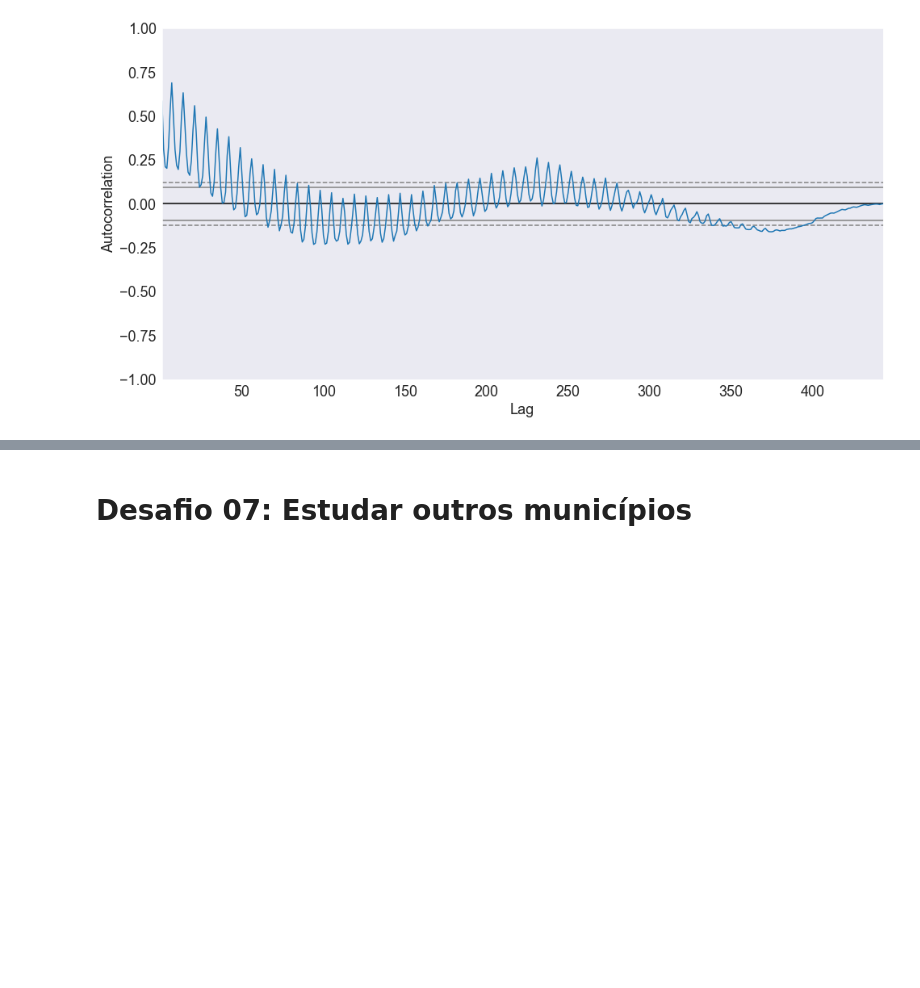
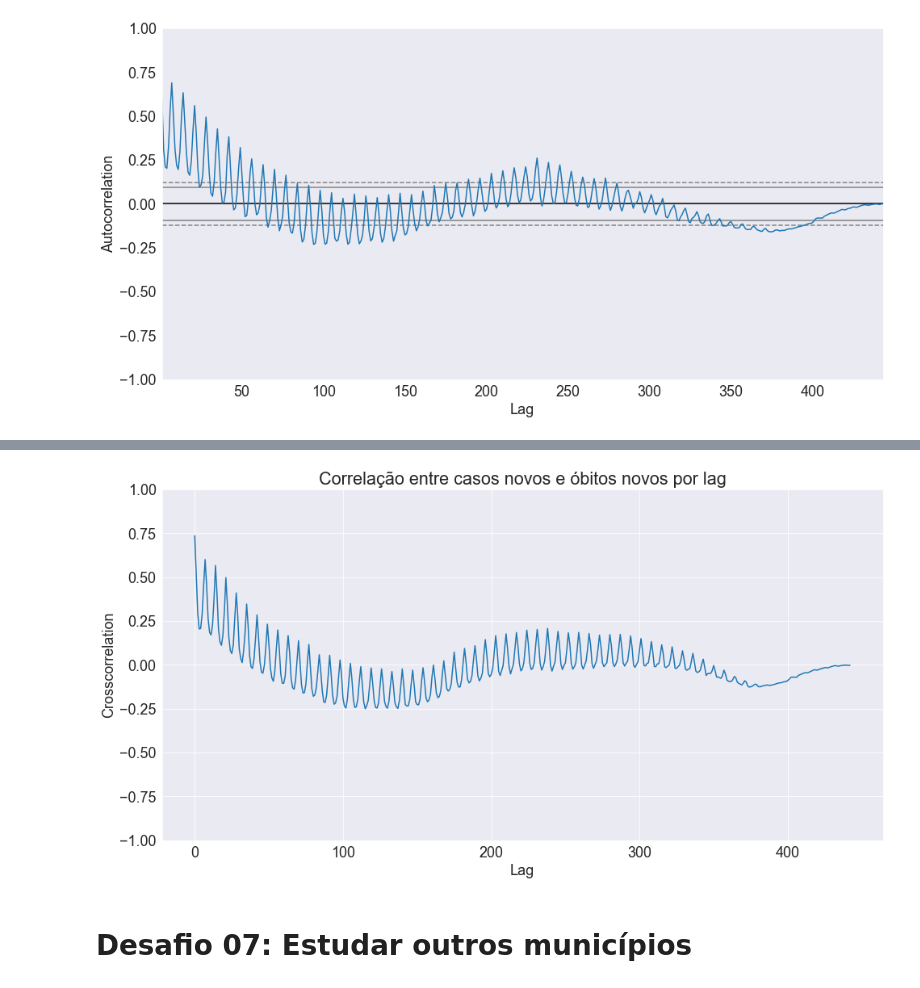
Before and after one commit to PedroHCAlmeida/Bootcamp_alura, a Jupyter notebook: Modulo_3/Aula1.ipynb, the cells around one changed output, grey strips where cells are left out. Drawn from its saved outputs; the diff is of its cells as text; code cells hidden in the pictures; blank space fills up the shorter version.

```diff
--- a/Modulo_3/Aula1.ipynb
+++ b/Modulo_3/Aula1.ipynb
@@ -277,0 +262,3 @@ plt.show()
+# %%
+ccf_output = ccf(dados_sp['casos_novos'], dados_sp['obitos_novos'], unbiased=False)
+ccf_output
@@ -278,3 +283,13 @@ plt.show()
+# %%
+x_lag = range(0,len(dados_sp))
+plt.plot(x_lag, ccf_output)
+plt.ylim(-1,1)
+plt.title('Correlação entre casos novos e óbitos novos por lag')
+plt.xlabel('Lag')
+plt.ylabel('Crosscorrelation')
+plt.show()
+# %% [output]
+[figure, added]
 # %%
 dados_sp.set_index(dados_sp.columns[0]).to_csv('dados/dados_covid_sp')
 # %% [markdown]
```
Also changed, not shown: parts of 7 cells of this notebook, 1 other file.
